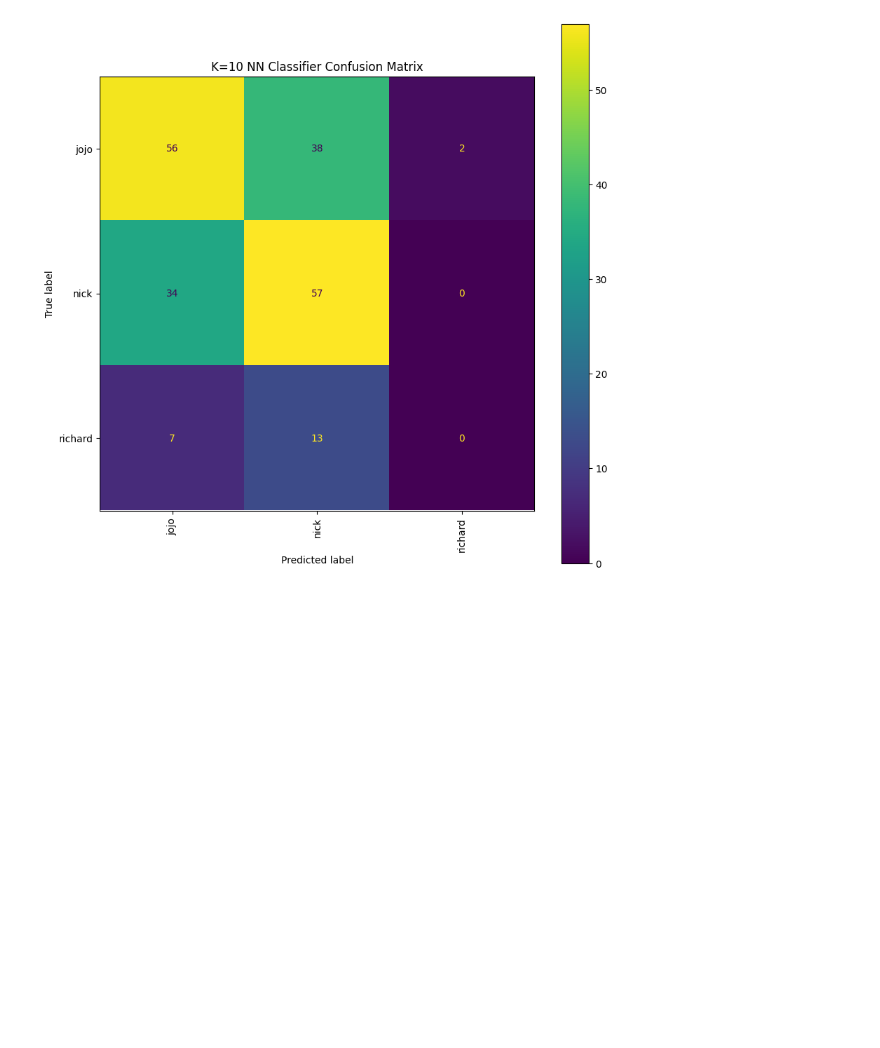
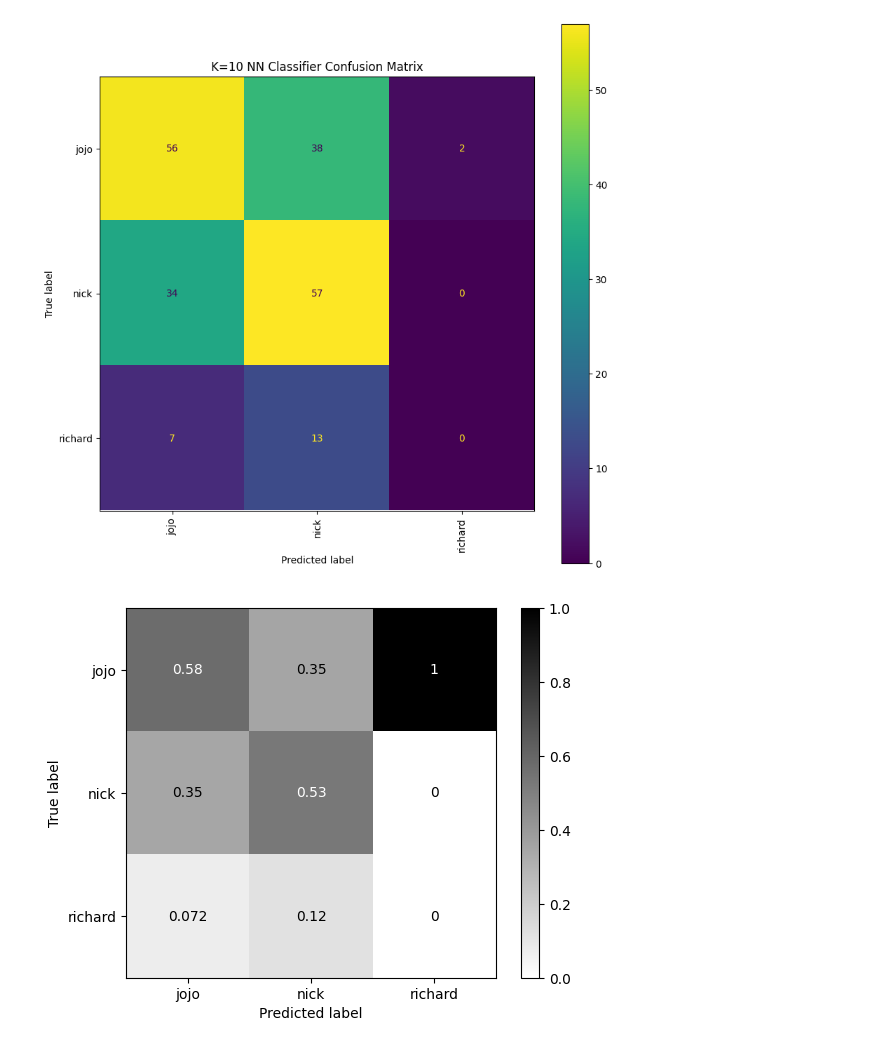
Before and after one commit to broussardjojo/ds3k, a Jupyter notebook: classification/KNN Classifier.ipynb, the cells around one changed output. Saved outputs shown, nothing was run; the diff lists cells and outputs as text; code cells hidden in the pictures; blank space fills up the shorter version.

Commit message:
black/white confusion matrix

```diff
--- a/classification/KNN Classifier.ipynb
+++ b/classification/KNN Classifier.ipynb
@@ -142,3 +142,12 @@ plt.xticks(rotation = 90)
 plt.grid(False)
 # %% [output]
 [figure]
+# %%
+# Making a confusion matrix
+true_labels = test_y
+predicted_labels = optimizedKNN.predict(test_x)
+fig, ax = plt.subplots()
+ConfusionMatrixDisplay.from_estimator(optimizedKNN, test_x, test_y, ax=ax, normalize='pred', cmap='binary')
+ax.grid(False)
+# %% [output]
+[figure, added]
```
